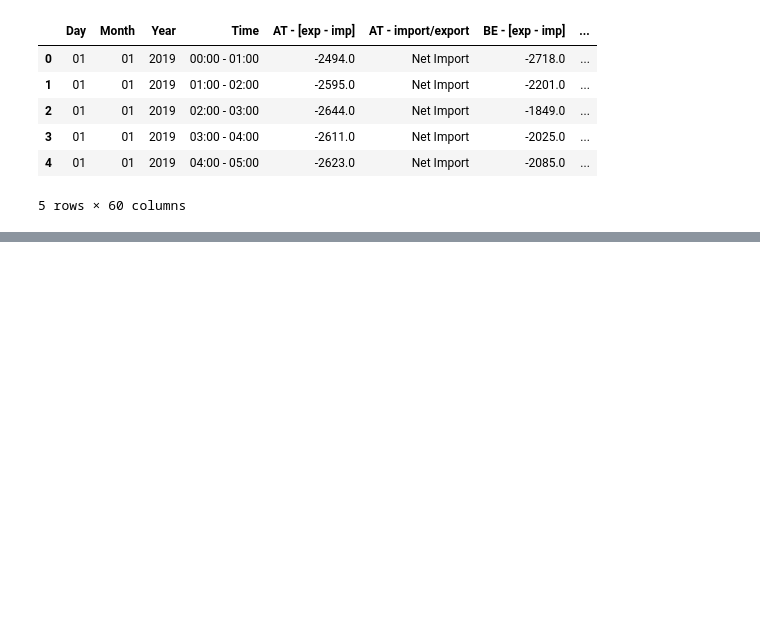
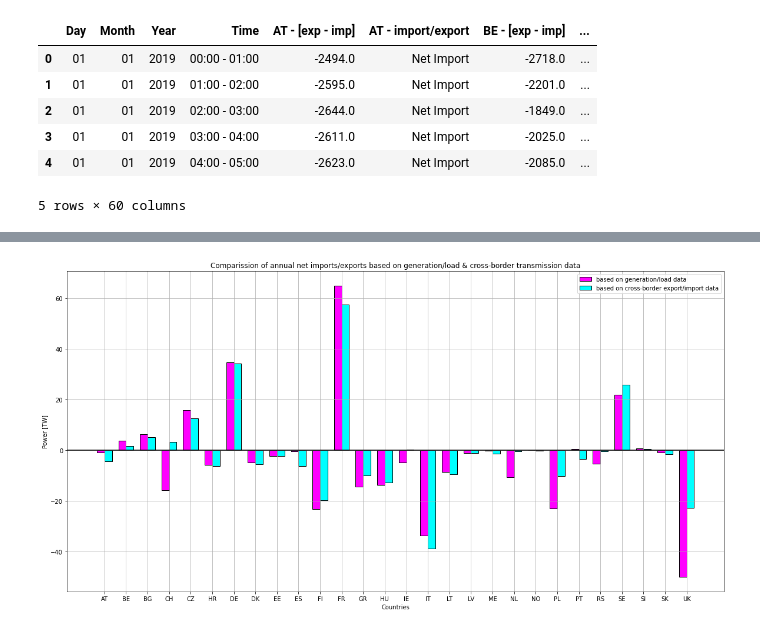
Before and after one commit to lovinduw/Consolidation, a Jupyter notebook: Scripts/main.ipynb, the cells around one changed output, grey strips where cells are left out. Cells and saved outputs as stored; diff of their text form; code cells hidden in the pictures; blank space fills up the shorter version.

Commit message:
plot

```diff
--- a/Scripts/main.ipynb
+++ b/Scripts/main.ipynb
@@ -91,0 +86,4 @@ import_export_using_crossborder_data.head()
+# %%
+ii.plot(import_export_using_load_gen,import_export_using_crossborder_data,abbr_list)
+# %% [output]
+[figure, added]
```
Also changed, not shown: parts of 3 cells of this notebook, 2 other files.
